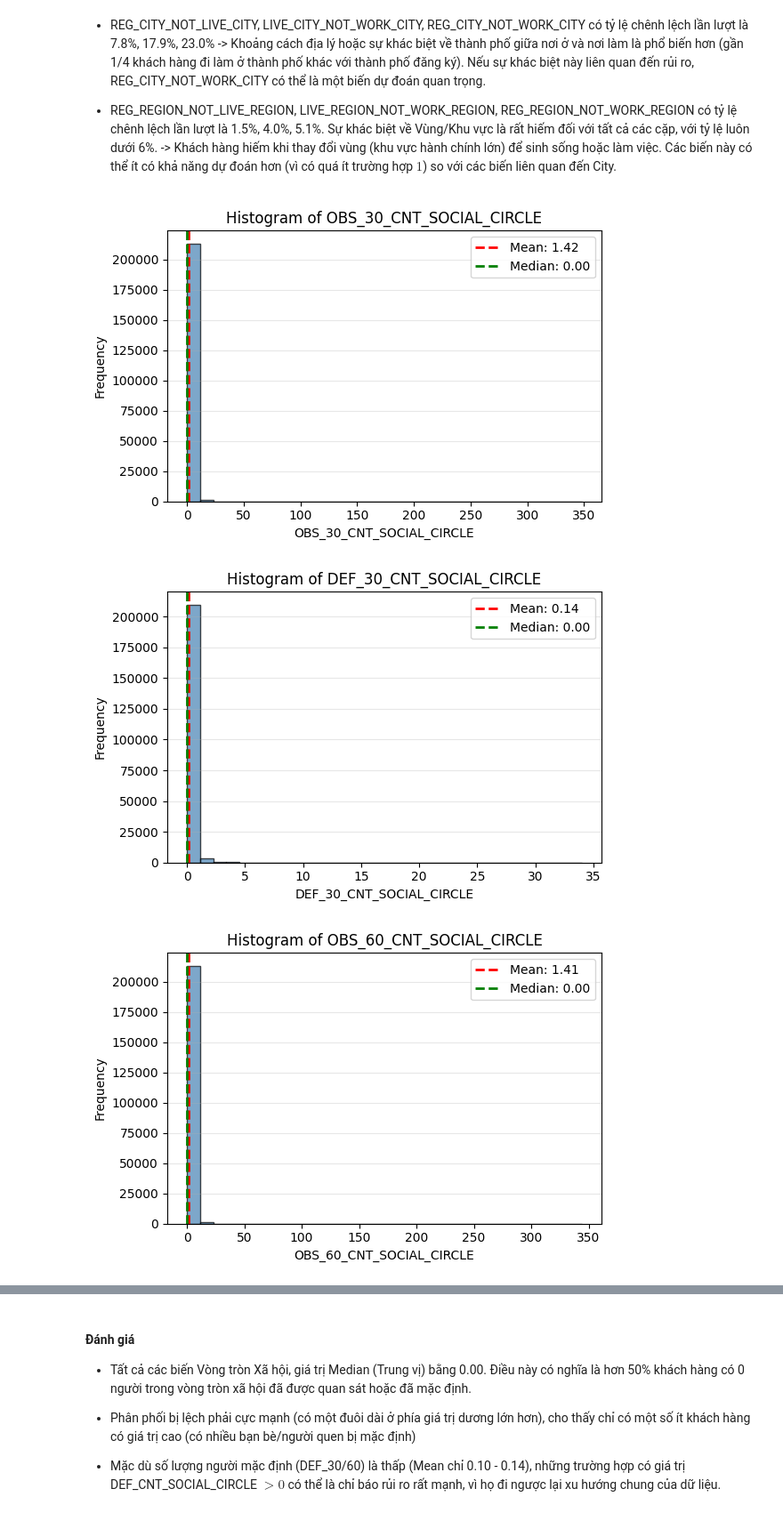
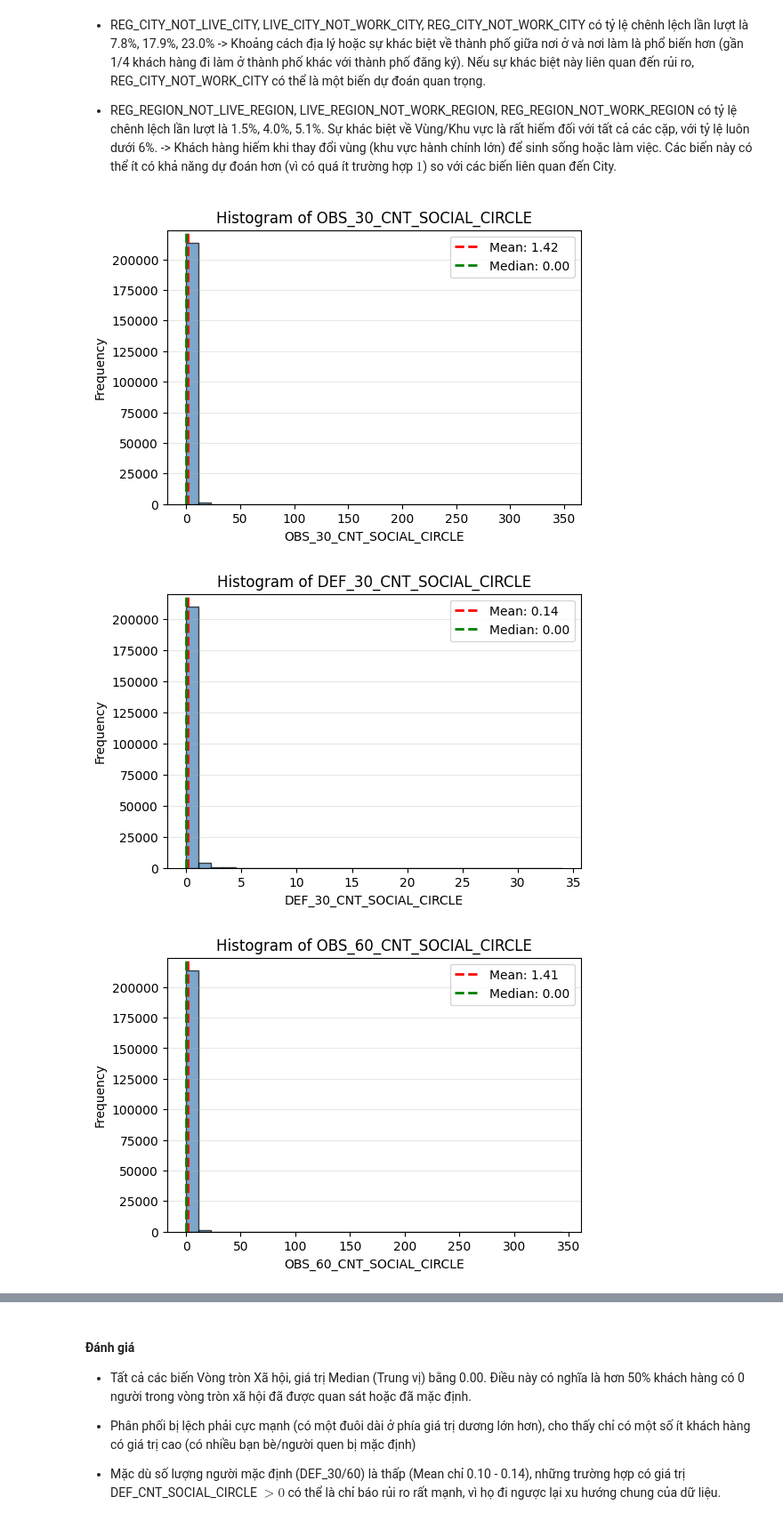
Before and after one commit to MinhGioChai/Data-Visualization, a Jupyter notebook: dataprocess.ipynb, the cells around one changed output, grey strips where cells are left out. Shown at 89% size. Cells and saved outputs as stored; diff of their text form; code cells hidden in the pictures.

```diff
--- a/dataprocess.ipynb
+++ b/dataprocess.ipynb
@@ -199,28 +186,10 @@ EXT_SOURCE_2 có thể là biến phân tách tốt giữa người trả nợ
 ##### Metrics
 # %%
 # Check Mean, Median, Skewness, Kurtosis cho các biến continuous
-def calculate_continuous_metrics(data: pd.Series, target: Optional[pd.Series] = None) -> pd.DataFrame:
-    clean_data = data.dropna()
-
-    metrics = {
-        'Feature': [data.name or 'Unknown'],
-        'Count': [len(clean_data)],
-        'Missing': [len(data) - len(clean_data)],
-        'Mean': [clean_data.mean()],
-        'Median': [clean_data.median()],
-        'Std': [clean_data.std()],
-        'Min': [clean_data.min()],
-        'Max': [clean_data.max()],
-        'Skewness': [stats.skew(clean_data)],
-        'Kurtosis': [stats.kurtosis(clean_data)]
-    }
-
-    return pd.DataFrame(metrics)
-# Chạy cho tất cả continuous features
 results = []
 
 for col in var_cont:
-    metrics = calculate_continuous_metrics(df[col], df["TARGET"])
+    metrics = calculate_continuous_metrics(df[col])
     results.append(metrics)
 
 metrics_df = pd.concat(results, ignore_index=True)
@@ -530,34 +432,14 @@ for col in cols_live:
 
 - REG_REGION_NOT_LIVE_REGION, LIVE_REGION_NOT_WORK_REGION, REG_REGION_NOT_WORK_REGION có tỷ lệ chênh lệch lần lượt là 1.5%, 4.0%, 5.1%. Sự khác biệt về Vùng/Khu vực là rất hiếm đối với tất cả các cặp, với tỷ lệ luôn dưới 6%. -> Khách hàng hiếm khi thay đổi vùng (khu vực hành chính lớn) để sinh sống hoặc làm việc. Các biến này có thể ít có khả năng dự đoán hơn (vì có quá ít trường hợp $\text{1}$) so với các biến liên quan đến City.
 # %%
-# Histogram cho Social Circle variables
+# Vẽ histogram cho các biến rời rạc Social Circle
+
 cols_social = ['OBS_30_CNT_SOCIAL_CIRCLE', 'DEF_30_CNT_SOCIAL_CIRCLE',
                'OBS_60_CNT_SOCIAL_CIRCLE', 'DEF_60_CNT_SOCIAL_CIRCLE']
-def plot_discrete_histogram(data: pd.Series, bins: int = 30,
-                              title: Optional[str] = None,
-                              figsize: tuple = (10, 6)):
 
-    plt.figure(figsize=figsize)
-    plt.hist(data.dropna(), bins=bins, color='steelblue', edgecolor='black', alpha=0.7)
-    # có dropna để tránh lỗi khi có giá trị missing
-    plt.xlabel(data.name if data.name else 'Value')
-    plt.ylabel('Frequency')
-    plt.title(title or f'Histogram - {data.name}')
-    plt.grid(axis='y', alpha=0.3)
-
-    # Thêm thông tin thống kê
-    mean_val = data.mean()
-    median_val = data.median()
-    plt.axvline(mean_val, color='red', linestyle='--', linewidth=2, label=f'Mean: {mean_val:.2f}')
-    plt.axvline(median_val, color='green', linestyle='--', linewidth=2, label=f'Median: {median_val:.2f}')
-    plt.legend()
-
-    plt.tight_layout()
-    plt.show()
-# Vẽ histogram cho các biến rời rạc Social Circle
 for col in cols_social:
-    plot_discrete_histogram(df[col], bins=30, title=f'Histogram of {col}', figsize=(6,4))
+    plot_continuous_histogram(df[col], bins=30, title=f'Histogram of {col}', figsize=(6,4))
 # %% [output]
-[figure, old version]
+[figure, new version]
-[figure, old version]
+[figure, new version]
-[figure, old version]
+[figure, new version]
```
Also changed, not shown: parts of 37 cells of this notebook.
